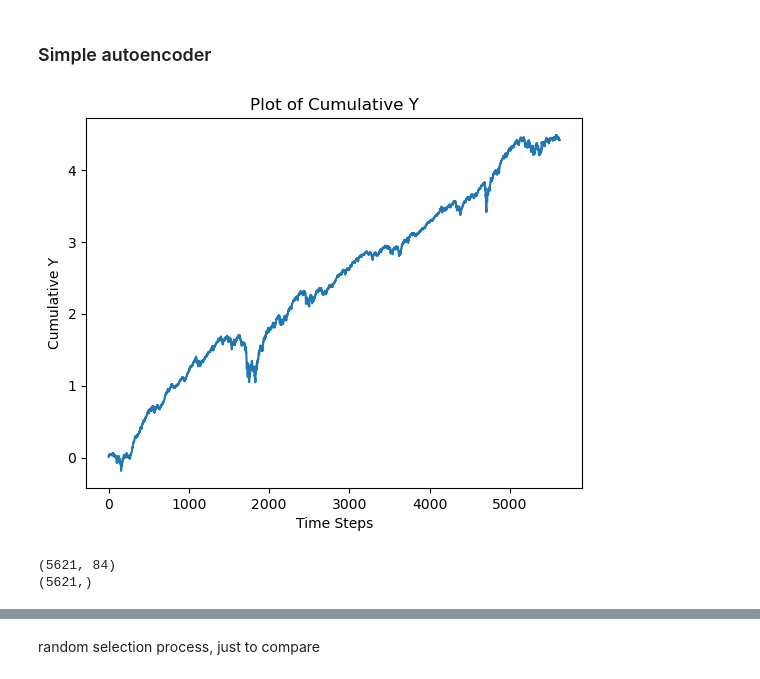
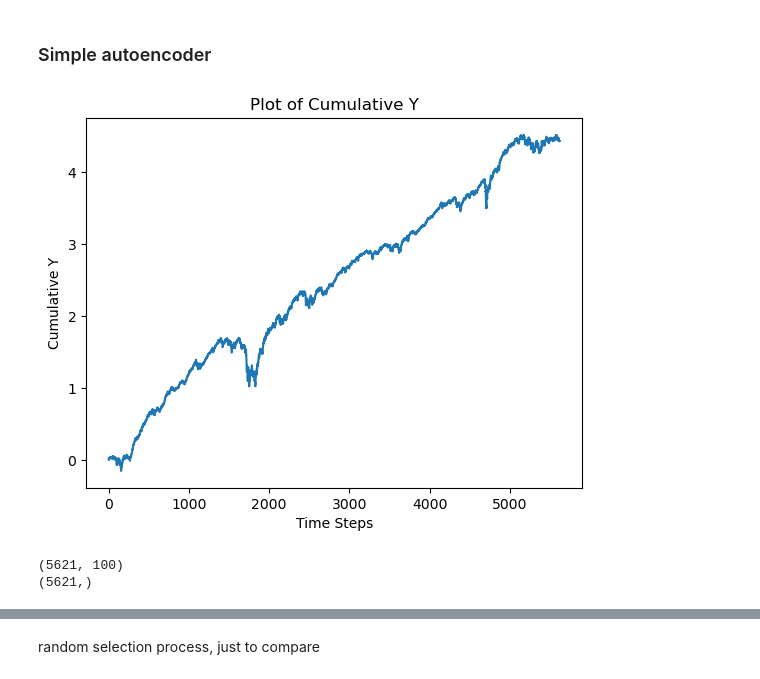
Before and after one commit to alexander-schaller/financial-machine-learning-projects-group2, a Jupyter notebook: Autoencoder.ipynb, the cells around one changed output, grey strips where cells are left out. Drawn from its saved outputs; the diff is of its cells as text; code cells hidden in the pictures.

```diff
--- a/Autoencoder.ipynb
+++ b/Autoencoder.ipynb
@@ -226,24 +229,25 @@ def sparse_autoencoder(X):
 # %%
 returns = pd.read_csv('Index_Replication_Data/X_USD.csv', index_col=0, header=0, parse_dates=True, keep_default_na=True, na_values=['NA'], delimiter=';', decimal=",")
 returns.dropna(axis=1, inplace=True)
 returns = returns[returns.index.dayofweek < 5]
 returns.shape
-X = returns.iloc[:, :-900]
+#X = returns.iloc[:, :-900]
+X = returns[returns.columns[-100:]]
 
 index, rweights = generate_index(returns[returns.columns[-100:]])
 Y = index
 cumulative_y = np.cumsum(Y)
 
 plt.plot(cumulative_y)
 plt.xlabel('Time Steps')
 plt.ylabel('Cumulative Y')
 plt.title('Plot of Cumulative Y')
 plt.show()
 # %% [output]
-[figure, old version]
+[figure, new version]
 # %%
 print(X.shape)
 print(Y.shape)
 # %% [output]
-(5621, 84)
+(5621, 100)
 (5621,)
```
Also changed, not shown: parts of 10 cells of this notebook.
